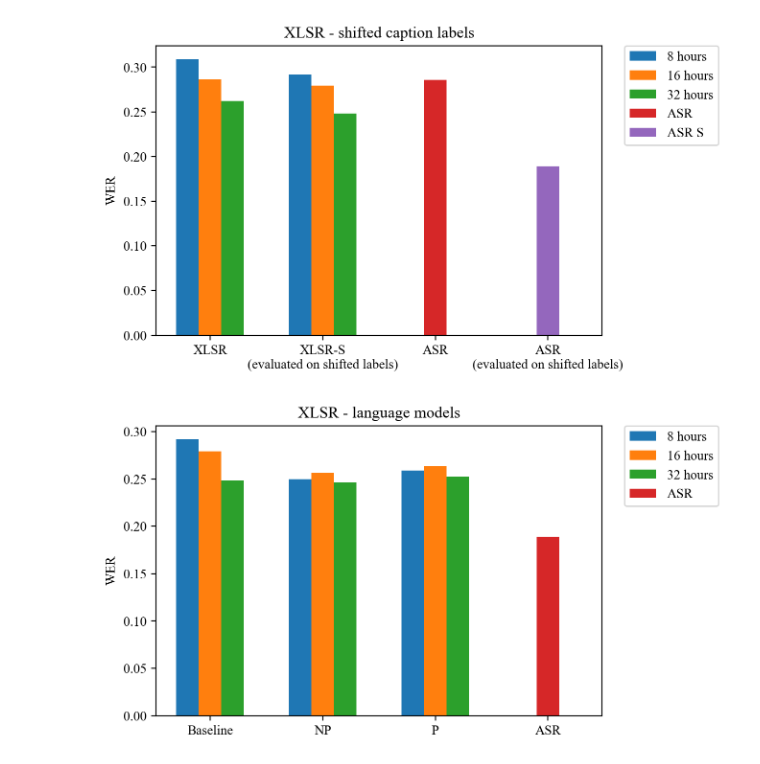
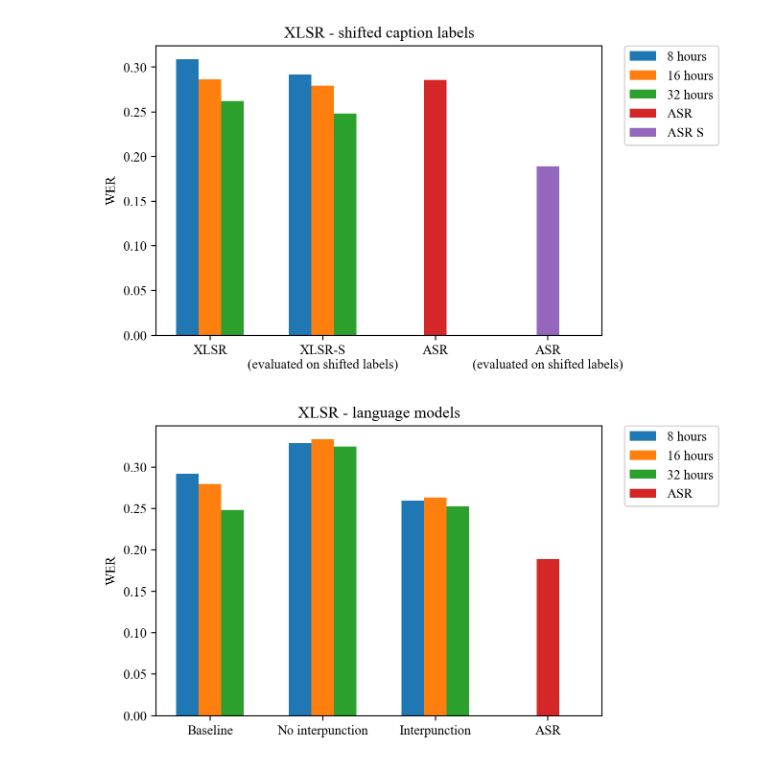
Before and after one commit to Thomaskolb/bsc-thesis, a Jupyter notebook: scripts/results/thesis-results.ipynb, the cells around one changed output. Drawn from its saved outputs; the diff is of its cells as text; code cells hidden in the pictures.

```diff
--- a/scripts/results/thesis-results.ipynb
+++ b/scripts/results/thesis-results.ipynb
@@ -380,29 +380,29 @@ plt.show()
 # %%
 # ctc2tempdata
 data = {
-        '8 hours': [0.2917850120166048, 0.25, 0.2591460085180736, 0],
-        '16 hours': [0.27933143980773434, 0.2562746062992126, 0.26351425139237744, 0],
-        '32 hours': [0.24819750928555823, 0.24606299212598426, 0.2523752320629027, 0]
+        '8 hours': [0.2917850120166048, 0.3288194823632194, 0.2591460085180736, 0],
+        '16 hours': [0.27933143980773434, 0.3332969313093808, 0.26351425139237744, 0],
+        '32 hours': [0.24819750928555823, 0.32499726984820354, 0.2523752320629027, 0]
        }
 
-labels = ['Baseline', 'NP', 'P','ASR']
+labels = ['Baseline', 'No interpunction', 'Interpunction','ASR']
 colors = ['r', 'g', 'b']
 x = np.arange(len(labels))
 width = 0.2
 
 fig, ax = plt.subplots()
 
 for i, key in enumerate(data):
     offsets = x - width + (i*width)
     ax.bar(offsets, data[key], width, label=key)
 
 ax.bar([3, 0, 0, 0], [0.18898842036268299, 0, 0, 0], width, label='ASR')
 
 ax.set_ylabel('WER')
 ax.set_title('XLSR - language models')
 ax.set_xticks(x, labels)
 ax.legend(bbox_to_anchor=(1.05, 1), loc='upper left', borderaxespad=0.)
 
 plt.show()
 # %% [output]
-[figure, old version]
+[figure, new version]
```
Also changed, not shown: 2 other files.
